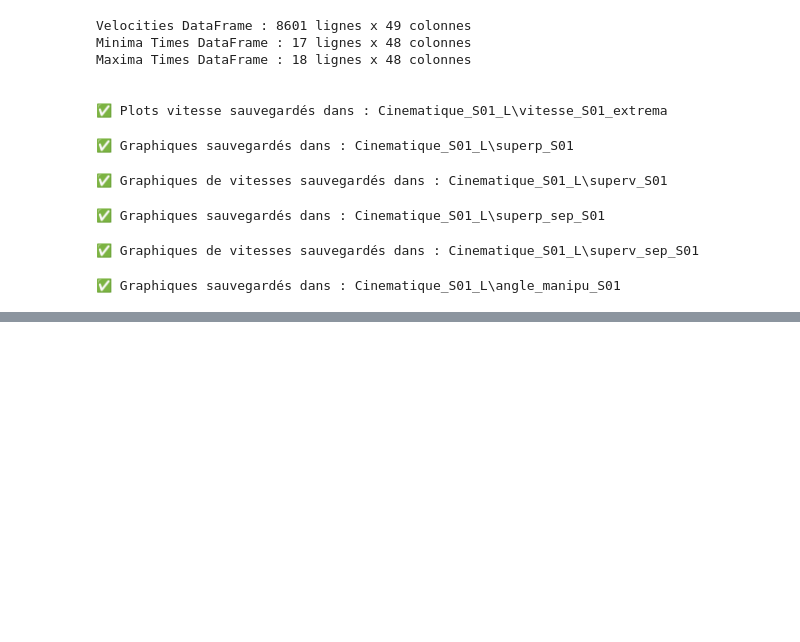
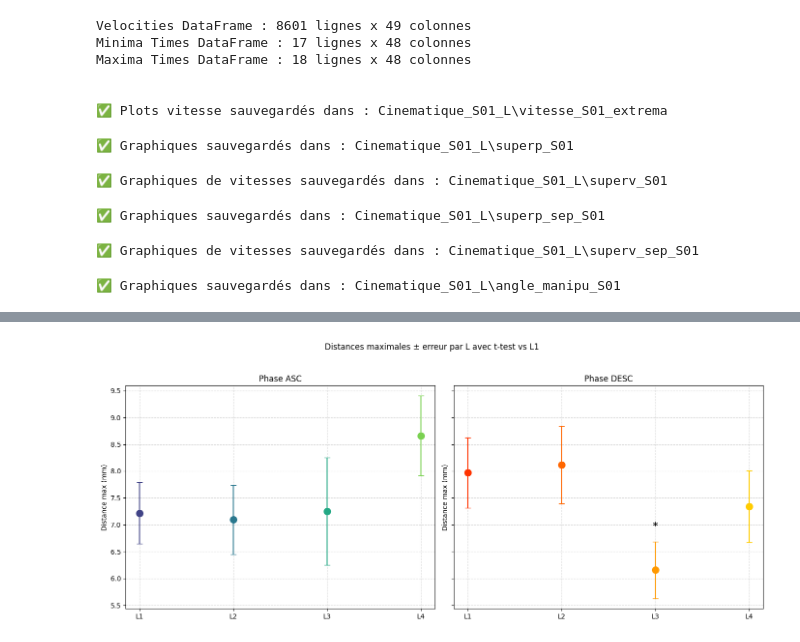
Before and after one commit to cyriac1205/Projet-4-en-G-nie-biom-dical, a Jupyter notebook: S01_L.ipynb, the cells around one changed output, grey strips where cells are left out. Cells and saved outputs as stored; diff of their text form; code cells hidden in the pictures; blank space fills up the shorter version.

```diff
--- a/S01_L.ipynb
+++ b/S01_L.ipynb
@@ -1167,0 +1704,72 @@ for base in df_cycles["base"].unique():
+# %%
+import numpy as np
+import pandas as pd
+import matplotlib.pyplot as plt
+import matplotlib.cm as cm
+from scipy.stats import ttest_ind
+import warnings
+
+warnings.filterwarnings("ignore")
+
+# -----------------------
+# Paramètres
+# -----------------------
+L_order = ["L1","L2","L3","L4"]
+phase_colors = {
+    "ASC": cm.viridis(np.linspace(0.2,0.8,len(L_order))),
+    "DESC": cm.autumn(np.linspace(0.2,0.8,len(L_order)))
+}
+error_type = "std"  # std ou sem
+
+# -----------------------
+# Préparer figure
+# -----------------------
+fig, axes = plt.subplots(1, 2, figsize=(14,6), sharey=True)
+phases = df_stats["phase"].unique()
+
+for ax, phase in zip(axes, phases):
+    df_phase = df_stats[df_stats["phase"]==phase]
+
+    # Moyenne et écart type par L (propagation std)
+    df_L_stats = df_phase.groupby("L").agg(
+        mean_val=("dist_mean","mean"),
+        std_val=("dist_mean","std"),
+        n=("dist_mean","count")
+    ).reset_index()
+    df_L_stats["std_err"] = df_L_stats["std_val"]/np.sqrt(df_L_stats["n"])
+
+    for i, L in enumerate(L_order):
+        row = df_L_stats[df_L_stats["L"]==L]
+        if row.empty:
+            continue
+        mean_val = row["mean_val"].values[0]
+        std_err = row["std_err"].values[0]
+        color = phase_colors[phase][i]
+
+        ax.errorbar(i, mean_val, yerr=std_err, fmt='o', color=color,
+                    capsize=4, markersize=10)
+
+        # Test t-test vs L1
+        if L != "L1":
+            data_L = df_phase[df_phase["L"]==L]["dist_mean"].values
+            data_L1 = df_phase[df_phase["L"]=="L1"]["dist_mean"].values
+            try:
+                t_stat, p_val = ttest_ind(data_L, data_L1, equal_var=False)
+                if p_val < 0.05:
+                    star = "***" if p_val<0.001 else "**" if p_val<0.01 else "*"
+                    ax.text(i, mean_val + std_err + 0.2, star,
+                            ha="center", va="bottom", fontsize=14, fontweight="bold")
+            except:
+                pass
+
+    ax.set_title(f"Phase {phase}")
+    ax.set_xticks(range(len(L_order)))
+    ax.set_xticklabels(L_order)
+    ax.set_ylabel("Distance max (mm)")
+    ax.grid(True, linestyle="--", alpha=0.5)
+
+plt.suptitle("Distances maximales ± erreur par L avec t-test vs L1")
+plt.tight_layout(rect=[0,0,1,0.95])
+plt.show()
+# %% [output]
+[figure, added]
```
Also changed, not shown: parts of 14 cells of this notebook, 9 other files.
